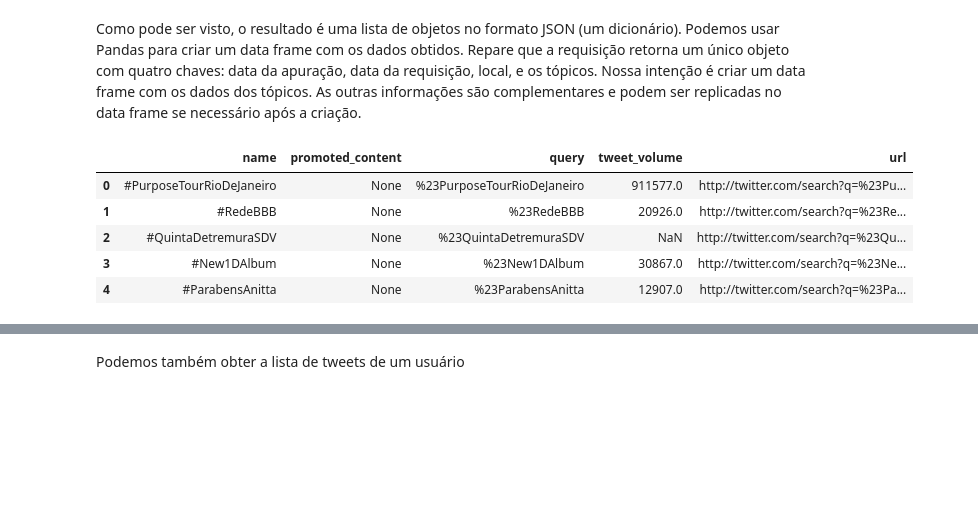
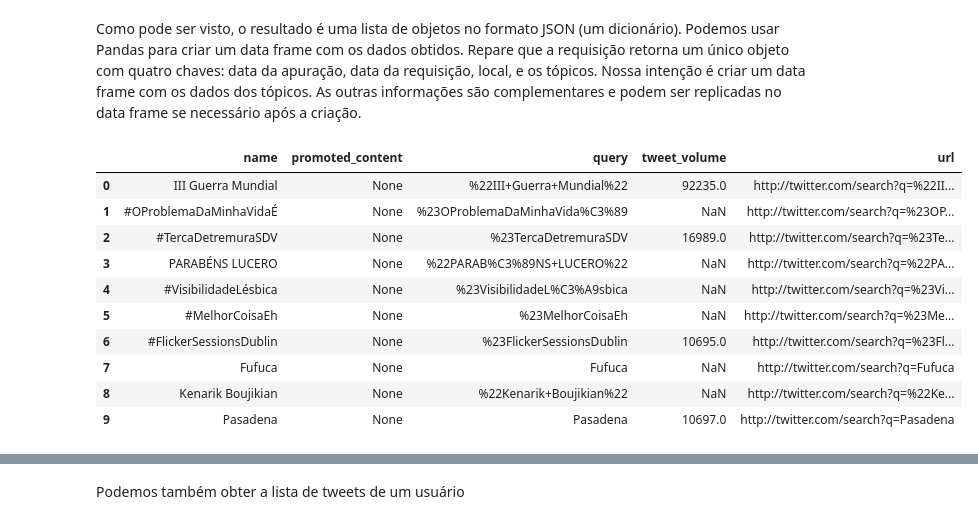
Before and after one commit to if1015-datascience-ufpe/slides, a Jupyter notebook: aula06-data-scraping-api-twitter.ipynb, the cells around one changed output, grey strips where cells are left out. Cells and saved outputs as stored; diff of their text form; code cells hidden in the pictures; blank space fills up the shorter version.

```diff
--- a/aula06-data-scraping-api-twitter.ipynb
+++ b/aula06-data-scraping-api-twitter.ipynb
@@ -206,14 +207,19 @@ Como pode ser visto, o resultado é uma lista de objetos no formato JSON (um dic
 # %%
 dfTrendTopics = pd.DataFrame(trendtopics[0]['trends'])
 # %%
-dfTrendTopics.head()
+dfTrendTopics.head(10)
 # %% [output]
 |  | name | promoted_content | query | tweet_volume | url |
-| 0 | #PurposeTourRioDeJaneiro | None | %23PurposeTourRioDeJaneiro | 911577.0 | http://twitter.com/search?q=%23Pu... |
-| 1 | #RedeBBB | None | %23RedeBBB | 20926.0 | http://twitter.com/search?q=%23Re... |
-| 2 | #QuintaDetremuraSDV | None | %23QuintaDetremuraSDV | NaN | http://twitter.com/search?q=%23Qu... |
-| 3 | #New1DAlbum | None | %23New1DAlbum | 30867.0 | http://twitter.com/search?q=%23Ne... |
-| 4 | #ParabensAnitta | None | %23ParabensAnitta | 12907.0 | http://twitter.com/search?q=%23Pa... |
+| 0 | III Guerra Mundial | None | %22III+Guerra+Mundial%22 | 92235.0 | http://twitter.com/search?q=%22II... |
+| 1 | #OProblemaDaMinhaVidaÉ | None | %23OProblemaDaMinhaVida%C3%89 | NaN | http://twitter.com/search?q=%23OP... |
+| 2 | #TercaDetremuraSDV | None | %23TercaDetremuraSDV | 16989.0 | http://twitter.com/search?q=%23Te... |
+| 3 | PARABÉNS LUCERO | None | %22PARAB%C3%89NS+LUCERO%22 | NaN | http://twitter.com/search?q=%22PA... |
+| 4 | #VisibilidadeLésbica | None | %23VisibilidadeL%C3%A9sbica | NaN | http://twitter.com/search?q=%23Vi... |
+| 5 | #MelhorCoisaEh | None | %23MelhorCoisaEh | NaN | http://twitter.com/search?q=%23Me... |
+| 6 | #FlickerSessionsDublin | None | %23FlickerSessionsDublin | 10695.0 | http://twitter.com/search?q=%23Fl... |
+| 7 | Fufuca | None | Fufuca | NaN | http://twitter.com/search?q=Fufuca |
+| 8 | Kenarik Boujikian | None | %22Kenarik+Boujikian%22 | NaN | http://twitter.com/search?q=%22Ke... |
+| 9 | Pasadena | None | Pasadena | 10697.0 | http://twitter.com/search?q=Pasadena |
 # %%
 dfTrendTopics.sort_values(by='tweet_volume',ascending=False).\
                 head(10)[['name','tweet_volume']]
```
Also changed, not shown: parts of 18 cells of this notebook, 1 other file.
